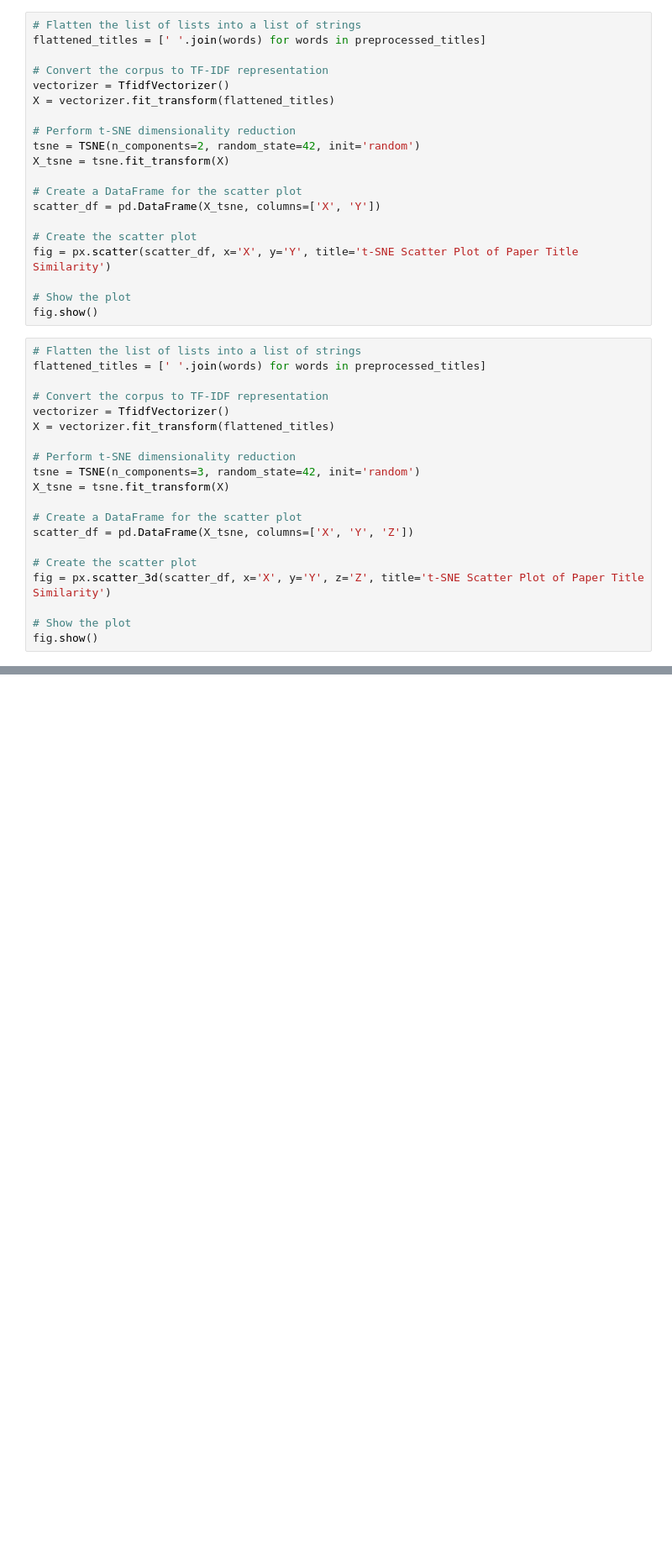
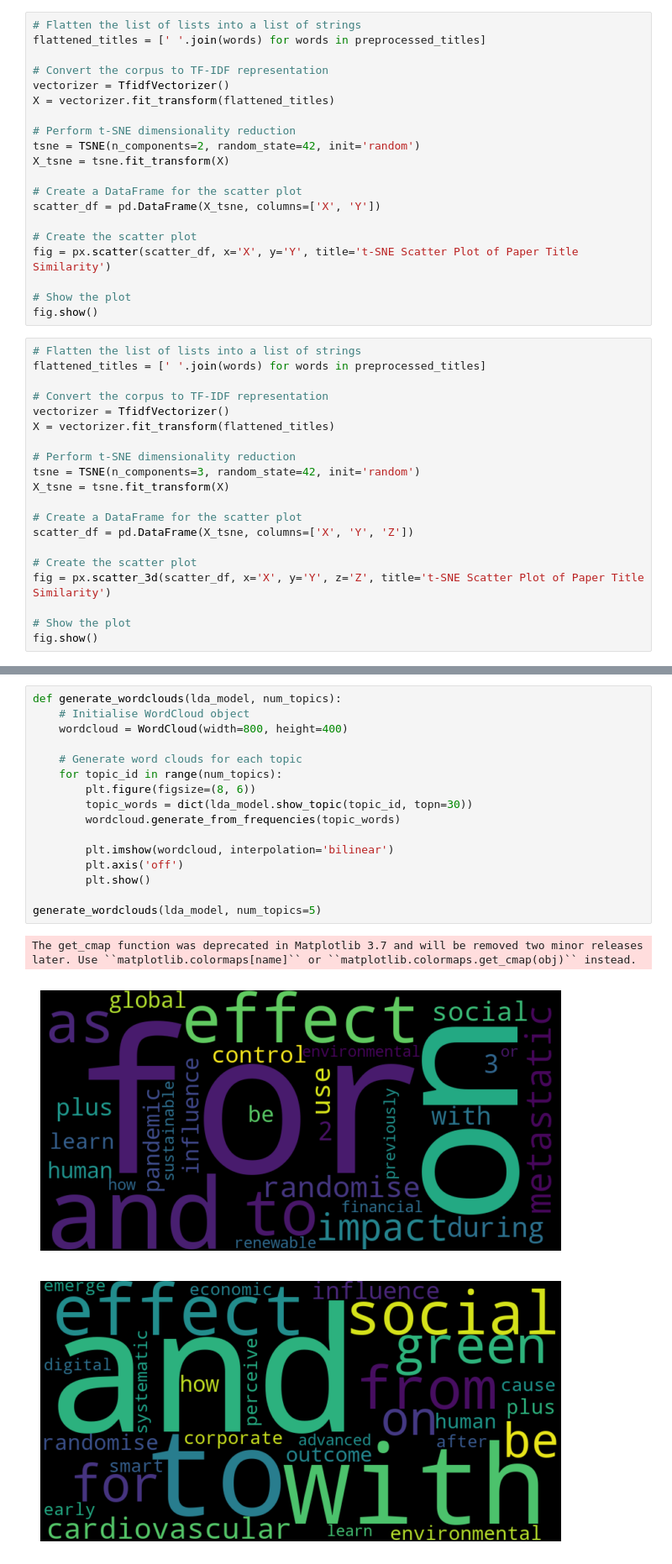
Before and after one commit to christopherfkk/practical-data-science-tutorial, a Jupyter notebook: src/data/LDA.ipynb, the cells around one changed output, grey strips where cells are left out. Shown at 84% size. Drawn from its saved outputs; the diff is of its cells as text; blank space fills up the shorter version.

```diff
--- a/src/data/LDA.ipynb
+++ b/src/data/LDA.ipynb
@@ -511,0 +507,20 @@ topic
+# %%
+def generate_wordclouds(lda_model, num_topics):
+    # Initialise WordCloud object
+    wordcloud = WordCloud(width=800, height=400)
+
+    # Generate word clouds for each topic
+    for topic_id in range(num_topics):
+        plt.figure(figsize=(8, 6))
+        topic_words = dict(lda_model.show_topic(topic_id, topn=30))
+        wordcloud.generate_from_frequencies(topic_words)
+
+        plt.imshow(wordcloud, interpolation='bilinear')
+        plt.axis('off')
+        plt.show()
+
+generate_wordclouds(lda_model, num_topics=5)
+# %% [output]
+The get_cmap function was deprecated in Matplotlib 3.7 and will be removed two minor releases later. Use ``matplotlib.colormaps[name]`` or ``matplotlib.colormaps.get_cmap(obj)`` instead.
+[figure, added]
+[figure, added]
```
Also changed, not shown: parts of 6 cells of this notebook, 1 other file.
